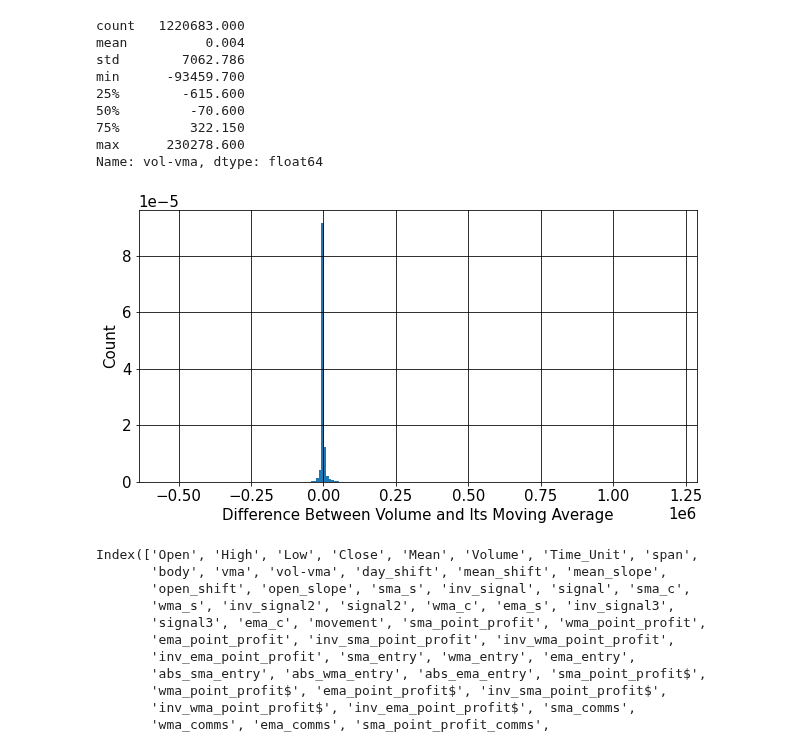
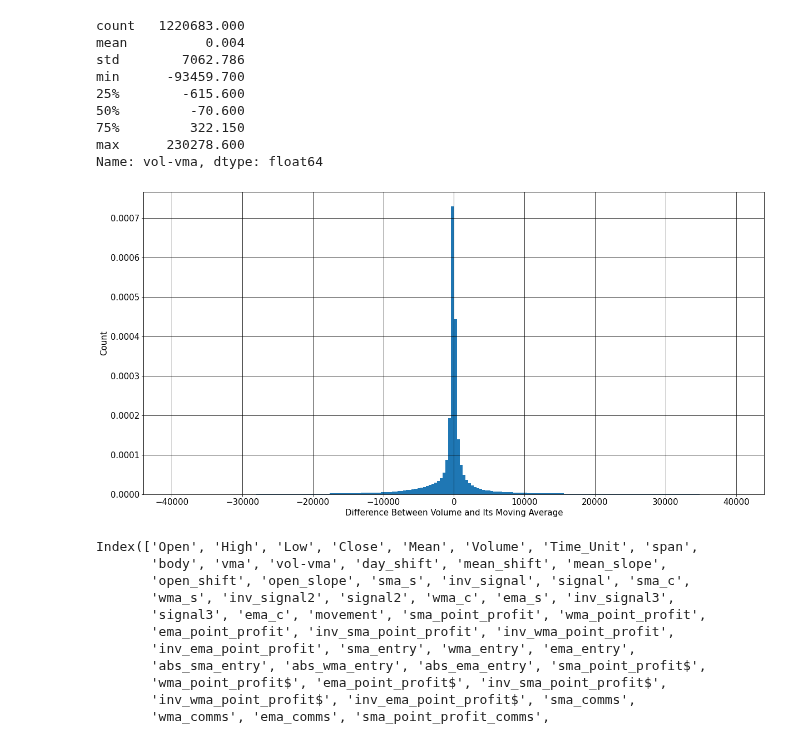
Before and after one commit to ReeseMcD989/MSBA-Capstone, a Jupyter notebook: Back-testing_ES_MSBA_Capstone.ipynb, the cells around one changed output. Drawn from its saved outputs; the diff is of its cells as text; code cells hidden in the pictures.

```diff
--- a/Back-testing_ES_MSBA_Capstone.ipynb
+++ b/Back-testing_ES_MSBA_Capstone.ipynb
@@ -1088,15 +1089,16 @@ max      230278.600
 Name: vol-vma, dtype: float64
 # %%
 plt.rcParams.update({'font.size': 15})
-fig, axis = plt.subplots(figsize =(10, 5))
-axis.hist(ES['vol-vma'], bins = 200, range = (-550000,1200000), density = True, log = False)
+fig, axis = plt.subplots(figsize =(20, 10))
+axis.hist(ES['vol-vma'], bins = 200, range = (-40000,40000),
+          density = True, log = False)
 plt.ylabel('Count')
 plt.xlabel('Difference Between Volume and Its Moving Average')
 plt.grid(True)
 # Displaying the graph
 plt.show()
 # %% [output]
-[figure, old version]
+[figure, new version]
 # %%
 ES.columns
 # %% [output]
```
Also changed, not shown: parts of 28 cells of this notebook.
